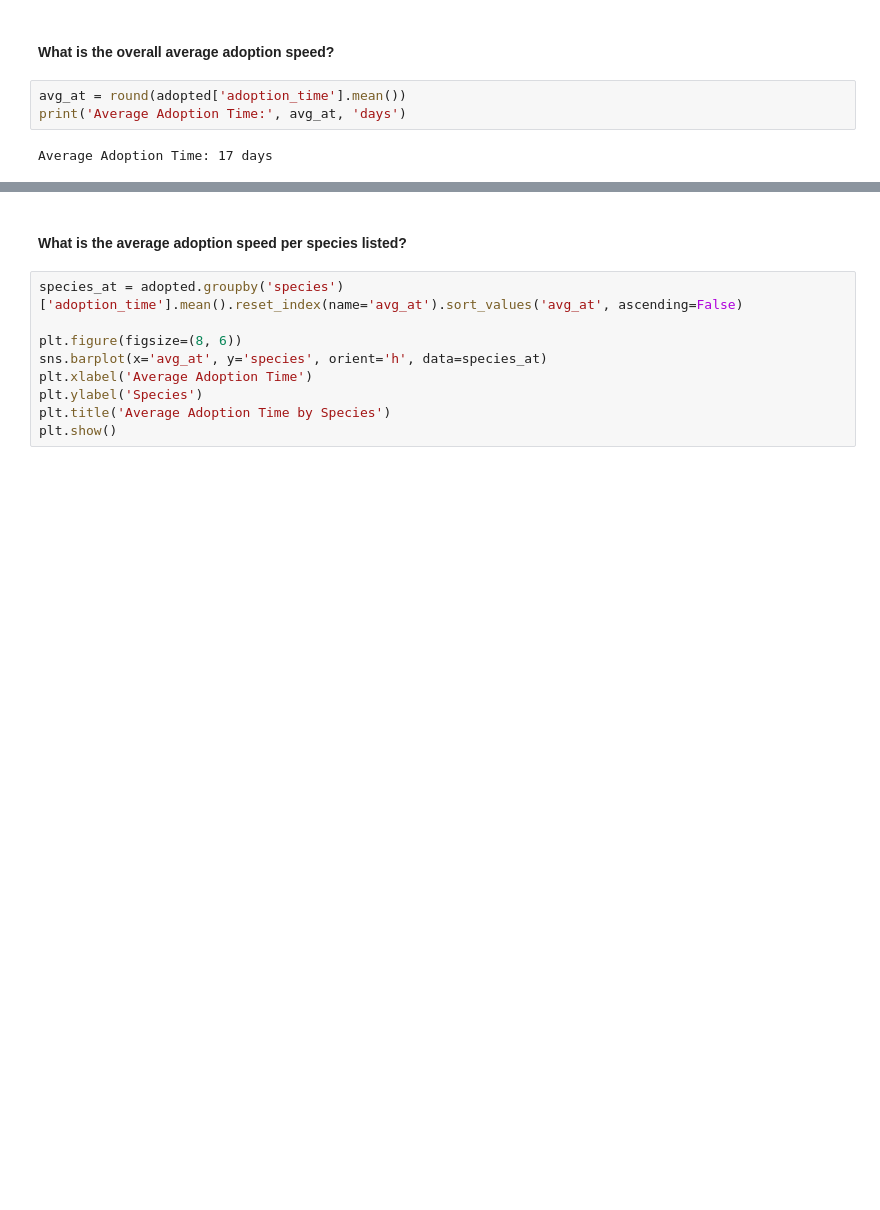
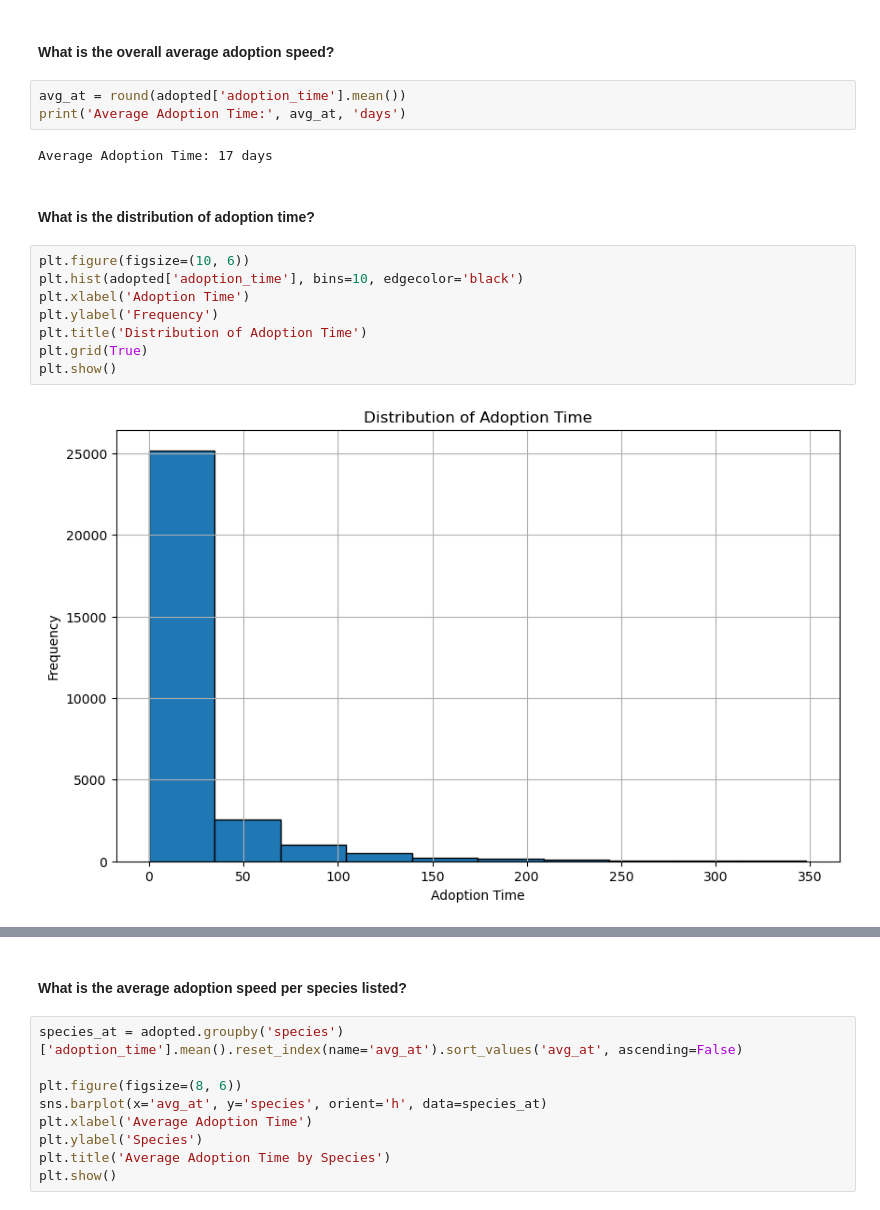
Before and after one commit to elisianguyen/2023-Tennessee-Adoption-Dynamics, a Jupyter notebook: notebooks/pet_adoption_analysis_mvp.ipynb, the cells around one changed output, grey strips where cells are left out. Cells and saved outputs as stored; diff of their text form; blank space fills up the shorter version.

```diff
--- a/notebooks/pet_adoption_analysis_mvp.ipynb
+++ b/notebooks/pet_adoption_analysis_mvp.ipynb
@@ -177,3 +185,15 @@ avg_at = round(adopted['adoption_time'].mean())
 print('Average Adoption Time:', avg_at, 'days')
 # %% [output]
 Average Adoption Time: 17 days
+# %% [markdown]
+#### What is the distribution of adoption time?
+# %%
+plt.figure(figsize=(10, 6))
+plt.hist(adopted['adoption_time'], bins=10, edgecolor='black')
+plt.xlabel('Adoption Time')
+plt.ylabel('Frequency')
+plt.title('Distribution of Adoption Time')
+plt.grid(True)
+plt.show()
+# %% [output]
+[figure, added]
```
Also changed, not shown: parts of 15 cells of this notebook.
